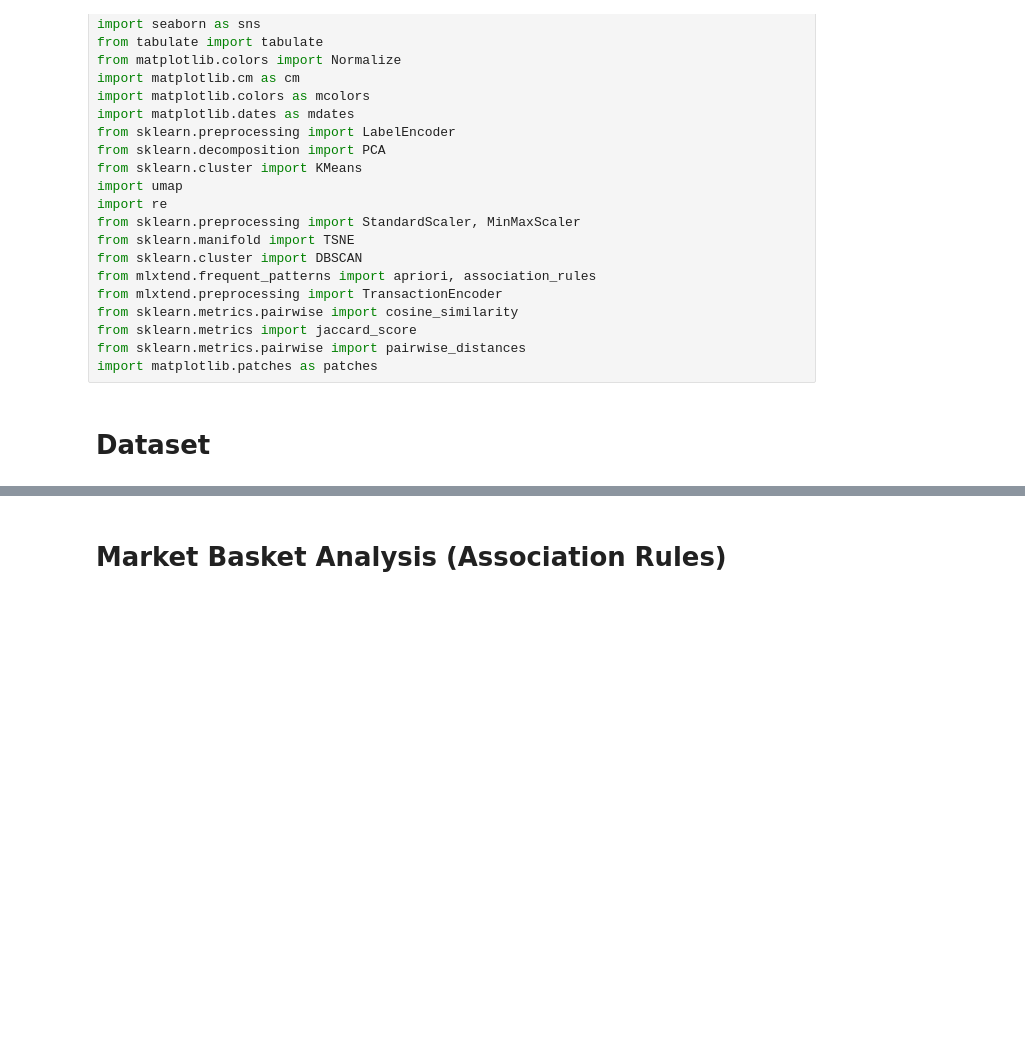
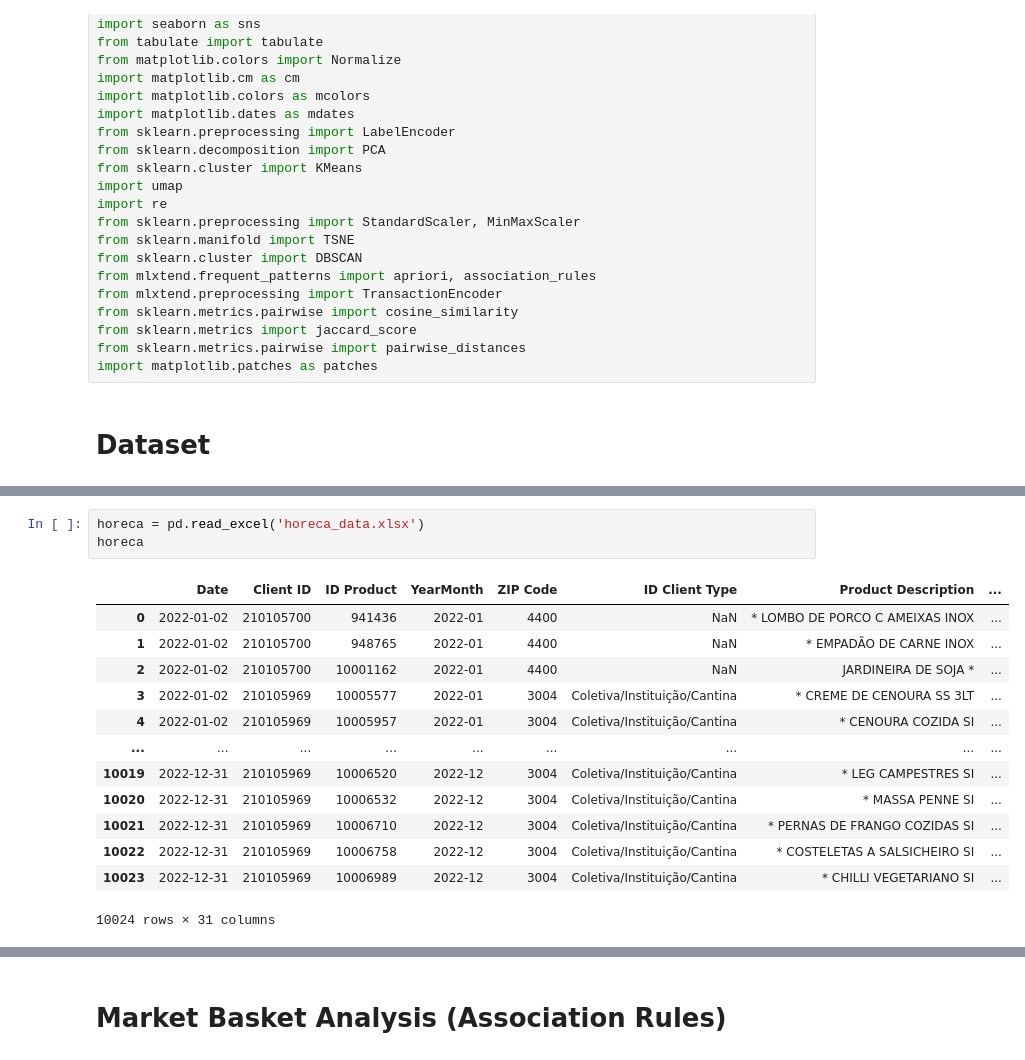
Before and after one commit to gugaaa1904/BC, a Jupyter notebook: Case 3 part 2 copy.ipynb, the cells around one changed output, grey strips where cells are left out. Drawn from its saved outputs; the diff is of its cells as text; blank space fills up the shorter version.

```diff
--- a/Case 3 part 2 copy.ipynb
+++ b/Case 3 part 2 copy.ipynb
@@ -54,0 +76,17 @@ horeca = pd.read_excel('horeca_data.xlsx')
+# %%
+horeca = pd.read_excel('horeca_data.xlsx')
+horeca
+# %% [output]
+|  | Date | Client ID | ID Product | YearMonth | ZIP Code | ID Client Type | Product Description | ... |
+| 0 | 2022-01-02 | 210105700 | 941436 | 2022-01 | 4400 | NaN | * LOMBO DE PORCO C AMEIXAS INOX | ... |
+| 1 | 2022-01-02 | 210105700 | 948765 | 2022-01 | 4400 | NaN | * EMPADÃO DE CARNE INOX | ... |
+| 2 | 2022-01-02 | 210105700 | 10001162 | 2022-01 | 4400 | NaN | JARDINEIRA DE SOJA * | ... |
+| 3 | 2022-01-02 | 210105969 | 10005577 | 2022-01 | 3004 | Coletiva/Instituição/Cantina | * CREME DE CENOURA SS 3LT | ... |
+| 4 | 2022-01-02 | 210105969 | 10005957 | 2022-01 | 3004 | Coletiva/Instituição/Cantina | * CENOURA COZIDA SI | ... |
+| ... | ... | ... | ... | ... | ... | ... | ... | ... |
+| 10019 | 2022-12-31 | 210105969 | 10006520 | 2022-12 | 3004 | Coletiva/Instituição/Cantina | * LEG CAMPESTRES SI | ... |
+| 10020 | 2022-12-31 | 210105969 | 10006532 | 2022-12 | 3004 | Coletiva/Instituição/Cantina | * MASSA PENNE SI | ... |
+| 10021 | 2022-12-31 | 210105969 | 10006710 | 2022-12 | 3004 | Coletiva/Instituição/Cantina | * PERNAS DE FRANGO COZIDAS SI | ... |
+| 10022 | 2022-12-31 | 210105969 | 10006758 | 2022-12 | 3004 | Coletiva/Instituição/Cantina | * COSTELETAS A SALSICHEIRO SI | ... |
+| 10023 | 2022-12-31 | 210105969 | 10006989 | 2022-12 | 3004 | Coletiva/Instituição/Cantina | * CHILLI VEGETARIANO SI | ... |
+10024 rows × 31 columns
```
Also changed, not shown: parts of 17 cells of this notebook, 3 other files.
